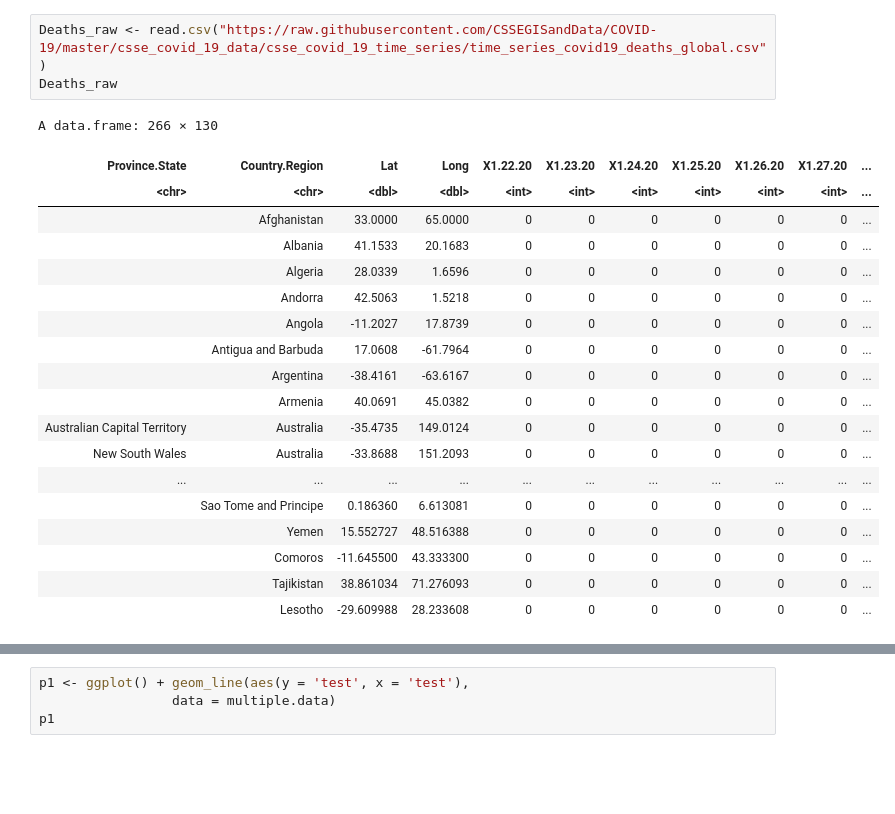
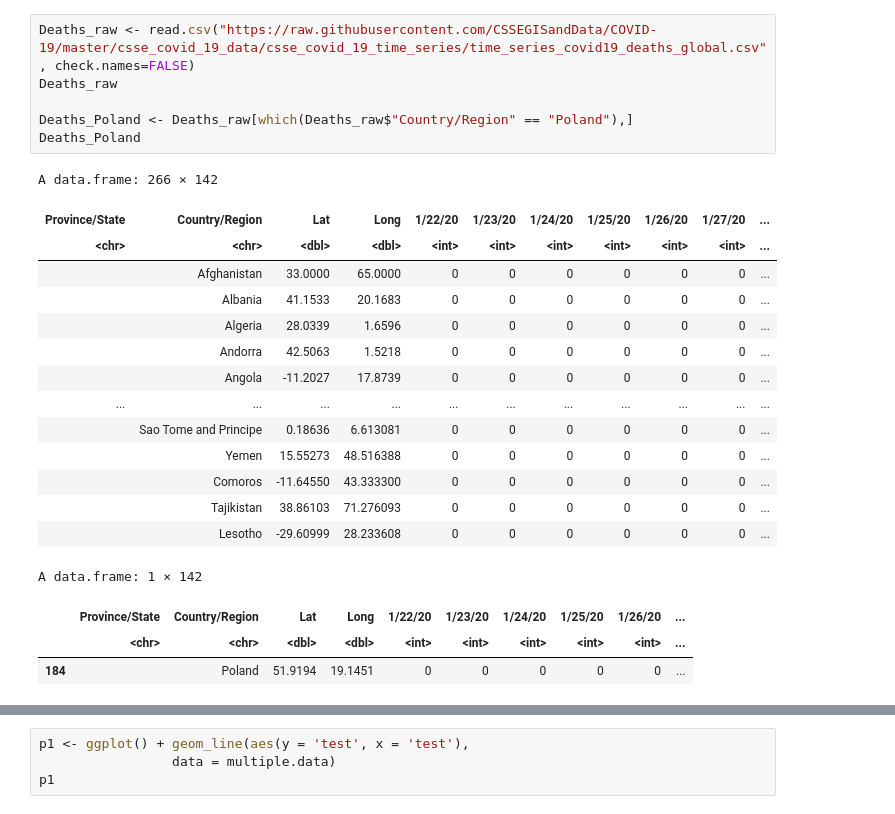
Before and after one commit to dawbit/COVID-19-report, a Jupyter notebook: COVID-19 report R.ipynb, the cells around one changed output, grey strips where cells are left out. Saved outputs shown, nothing was run; the diff lists cells and outputs as text; blank space fills up the shorter version.

```diff
--- a/COVID-19 report R.ipynb
+++ b/COVID-19 report R.ipynb
@@ -54,26 +54,28 @@ A data.frame: 267 × 117
 | Confirmed |  | African Region | NA | NA | NA | NA | NA | ... |
 | Deaths |  | African Region | NA | NA | NA | NA | NA | ... |
 # %%
-Deaths_raw <- read.csv("https://raw.githubusercontent.com/CSSEGISandData/COVID-19/master/csse_covid_19_data/csse_covid_19_time_series/time_series_covid19_deaths_global.csv")
+Deaths_raw <- read.csv("https://raw.githubusercontent.com/CSSEGISandData/COVID-19/master/csse_covid_19_data/csse_covid_19_time_series/time_series_covid19_deaths_global.csv", check.names=FALSE)
 Deaths_raw
+
+Deaths_Poland <- Deaths_raw[which(Deaths_raw$"Country/Region" == "Poland"),]
+Deaths_Poland
 # %% [output]
-A data.frame: 266 × 130
+A data.frame: 266 × 142
-| Province.State | Country.Region | Lat | Long | X1.22.20 | X1.23.20 | X1.24.20 | X1.25.20 | X1.26.20 | X1.27.20 | ... |
+| Province/State | Country/Region | Lat | Long | 1/22/20 | 1/23/20 | 1/24/20 | 1/25/20 | 1/26/20 | 1/27/20 | ... |
 | <chr> | <chr> | <dbl> | <dbl> | <int> | <int> | <int> | <int> | <int> | <int> | ... |
 |  | Afghanistan | 33.0000 | 65.0000 | 0 | 0 | 0 | 0 | 0 | 0 | ... |
 |  | Albania | 41.1533 | 20.1683 | 0 | 0 | 0 | 0 | 0 | 0 | ... |
 |  | Algeria | 28.0339 | 1.6596 | 0 | 0 | 0 | 0 | 0 | 0 | ... |
 |  | Andorra | 42.5063 | 1.5218 | 0 | 0 | 0 | 0 | 0 | 0 | ... |
 |  | Angola | -11.2027 | 17.8739 | 0 | 0 | 0 | 0 | 0 | 0 | ... |
-|  | Antigua and Barbuda | 17.0608 | -61.7964 | 0 | 0 | 0 | 0 | 0 | 0 | ... |
-|  | Argentina | -38.4161 | -63.6167 | 0 | 0 | 0 | 0 | 0 | 0 | ... |
-|  | Armenia | 40.0691 | 45.0382 | 0 | 0 | 0 | 0 | 0 | 0 | ... |
-| Australian Capital Territory | Australia | -35.4735 | 149.0124 | 0 | 0 | 0 | 0 | 0 | 0 | ... |
-| New South Wales | Australia | -33.8688 | 151.2093 | 0 | 0 | 0 | 0 | 0 | 0 | ... |
 | ... | ... | ... | ... | ... | ... | ... | ... | ... | ... | ... |
-|  | Sao Tome and Principe | 0.186360 | 6.613081 | 0 | 0 | 0 | 0 | 0 | 0 | ... |
-|  | Yemen | 15.552727 | 48.516388 | 0 | 0 | 0 | 0 | 0 | 0 | ... |
-|  | Comoros | -11.645500 | 43.333300 | 0 | 0 | 0 | 0 | 0 | 0 | ... |
-|  | Tajikistan | 38.861034 | 71.276093 | 0 | 0 | 0 | 0 | 0 | 0 | ... |
-|  | Lesotho | -29.609988 | 28.233608 | 0 | 0 | 0 | 0 | 0 | 0 | ... |
+|  | Sao Tome and Principe | 0.18636 | 6.613081 | 0 | 0 | 0 | 0 | 0 | 0 | ... |
+|  | Yemen | 15.55273 | 48.516388 | 0 | 0 | 0 | 0 | 0 | 0 | ... |
+|  | Comoros | -11.64550 | 43.333300 | 0 | 0 | 0 | 0 | 0 | 0 | ... |
+|  | Tajikistan | 38.86103 | 71.276093 | 0 | 0 | 0 | 0 | 0 | 0 | ... |
+|  | Lesotho | -29.60999 | 28.233608 | 0 | 0 | 0 | 0 | 0 | 0 | ... |
+A data.frame: 1 × 142
+|  | Province/State | Country/Region | Lat | Long | 1/22/20 | 1/23/20 | 1/24/20 | 1/25/20 | 1/26/20 | ... |
+|  | <chr> | <chr> | <dbl> | <dbl> | <int> | <int> | <int> | <int> | <int> | ... |
+| 184 |  | Poland | 51.9194 | 19.1451 | 0 | 0 | 0 | 0 | 0 | ... |
 # %%
```
Also changed, not shown: parts of 4 cells of this notebook.
